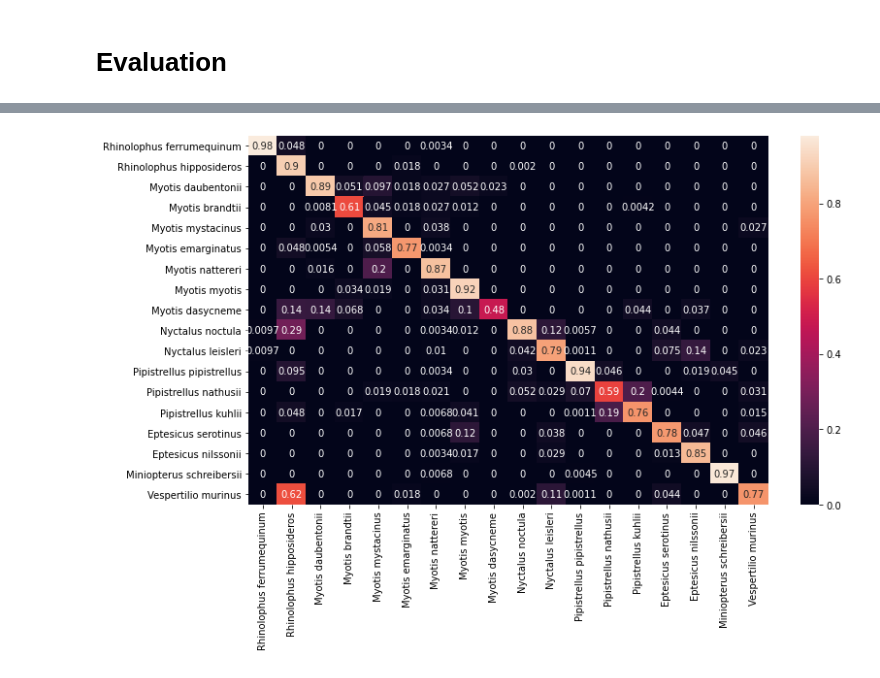
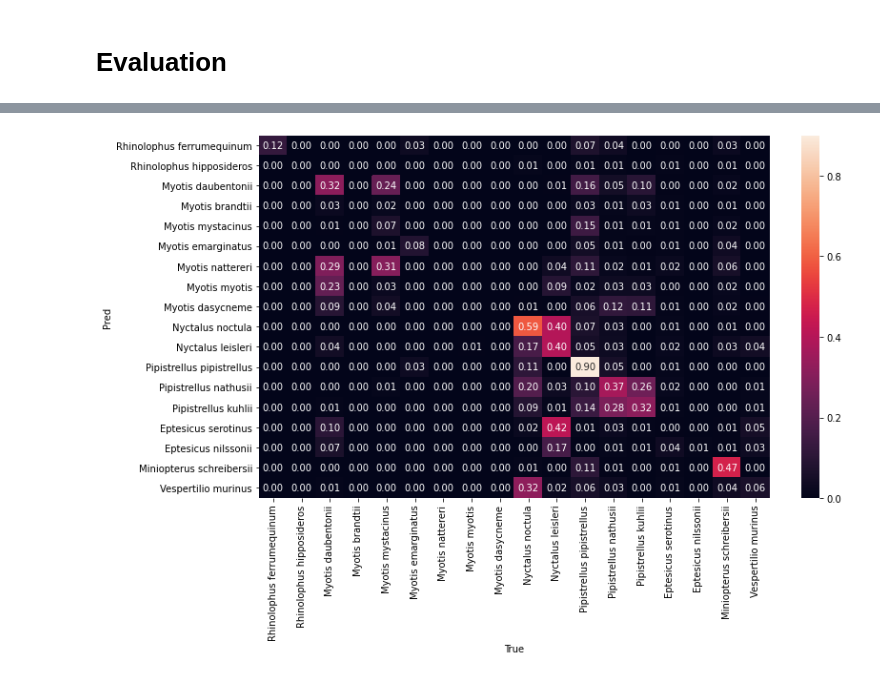
Before and after one commit to FrankFundel/BigBAT, a Jupyter notebook: main.ipynb, the cells around one changed output, grey strips where cells are left out. Cells and saved outputs as stored; diff of their text form; code cells hidden in the pictures.

```diff
--- a/main.ipynb
+++ b/main.ipynb
@@ -51,12 +51,16 @@ To enable them in other operations, rebuild TensorFlow with the appropriate comp
 # %% [markdown]
 # Dataset
 # %%
-num_bands = 257
+nfft = 512
+num_bands = nfft // 2 + 1
+
 max_len = 60
-seq_len = (max_len + 1) * 2816      # = 250ms ~ 25ms (0.5 * 44 * (512 // 4))
-seq_skip = int(max_len / 4) * 2816     # 15 patches = 15 * 0.25 * 22050 * 0.5
 patch_len = 44
 patch_skip = 22
 
+samples_per_step = patch_skip * (nfft // 4)
+seq_len = (max_len + 1) * samples_per_step
+seq_skip = (max_len + 1) * samples_per_step // 4
+
 data_path = "../BAT/datasets/prepared_signal.h5"
 X_train, Y_train, X_test, Y_test, X_val, Y_val = prepare(data_path, classes, seq_len, seq_skip)
@@ -149,9 +254,9 @@ train_len = batch_size * int(len(X_train) / batch_size)
 test_len = batch_size * int(len(X_test) / batch_size)
 val_len = batch_size * int(len(X_val) / batch_size)
 
-train_data = TensorDataset(torch.Tensor(X_train[:train_len]), torch.from_numpy(Y_train[:train_len]))
-test_data = TensorDataset(torch.Tensor(X_test[:test_len]), torch.from_numpy(Y_test[:test_len]))
-val_data = TensorDataset(torch.Tensor(X_val[:val_len]), torch.from_numpy(Y_val[:val_len]))
+train_data = TensorDataset(X_train[:train_len], Y_train[:train_len])
+test_data = TensorDataset(X_test[:test_len], Y_test[:test_len])
+val_data = TensorDataset(X_val[:val_len], Y_val[:val_len])
 
 train_loader = DataLoader(train_data, batch_size=batch_size)
 test_loader = DataLoader(test_data, batch_size=batch_size)
@@ -452,7 +538,7 @@ for r in range(repeats):
     # iterate over test data
     for inputs, labels in tqdm(test_loader):
         inputs, labels = inputs.to(device), labels.to(device)
-        inputs, labels = mixup(inputs, labels, num_classes, min_seq=1, max_seq=3)
+        inputs, labels = mixup(inputs, labels, min_seq=1, max_seq=3)
         inputs = preprocess(inputs)
 
         output = model(inputs) # Feed Network
@@ -501,18 +587,19 @@ for inputs, labels in tqdm(test_loader):
     output = torch.argmax(output, 1).data.cpu().numpy()
     Y_pred.extend(output) # Save Prediction
 
-    #labels = torch.argmax(labels, 1).data.cpu().numpy()
-    labels = labels.data.cpu().numpy()
+    labels = torch.argmax(labels, 1).data.cpu().numpy()
+    #labels = labels.data.cpu().numpy()
     Y_true.extend(labels) # Save Truth
 # %%
 # Build confusion matrix
-cf_matrix = confusion_matrix(Y_true, Y_pred)
+cf_matrix = confusion_matrix(Y_true, Y_pred, normalize="all") # normalize{‘true’, ‘pred’, ‘all’}, default=None
 df_cm = pd.DataFrame(cf_matrix / np.sum(cf_matrix, axis=-1), index = [i for i in classes], columns = [i for i in classes])
 plt.figure(figsize = (12, 7))
-sn.heatmap(df_cm, annot=True)
+s = sn.heatmap(df_cm, annot=True, fmt='.2f')
+s.set(xlabel='True', ylabel='Pred')
 plt.savefig('BigBAT.png')
 # %% [output]
-[figure, old version]
+[figure, new version]
 # %%
 corrects = np.equal(Y_pred, Y_true).sum()
 single_test_acc = corrects / len(Y_pred)
```
Also changed, not shown: parts of 20 cells of this notebook, 12 other files.
